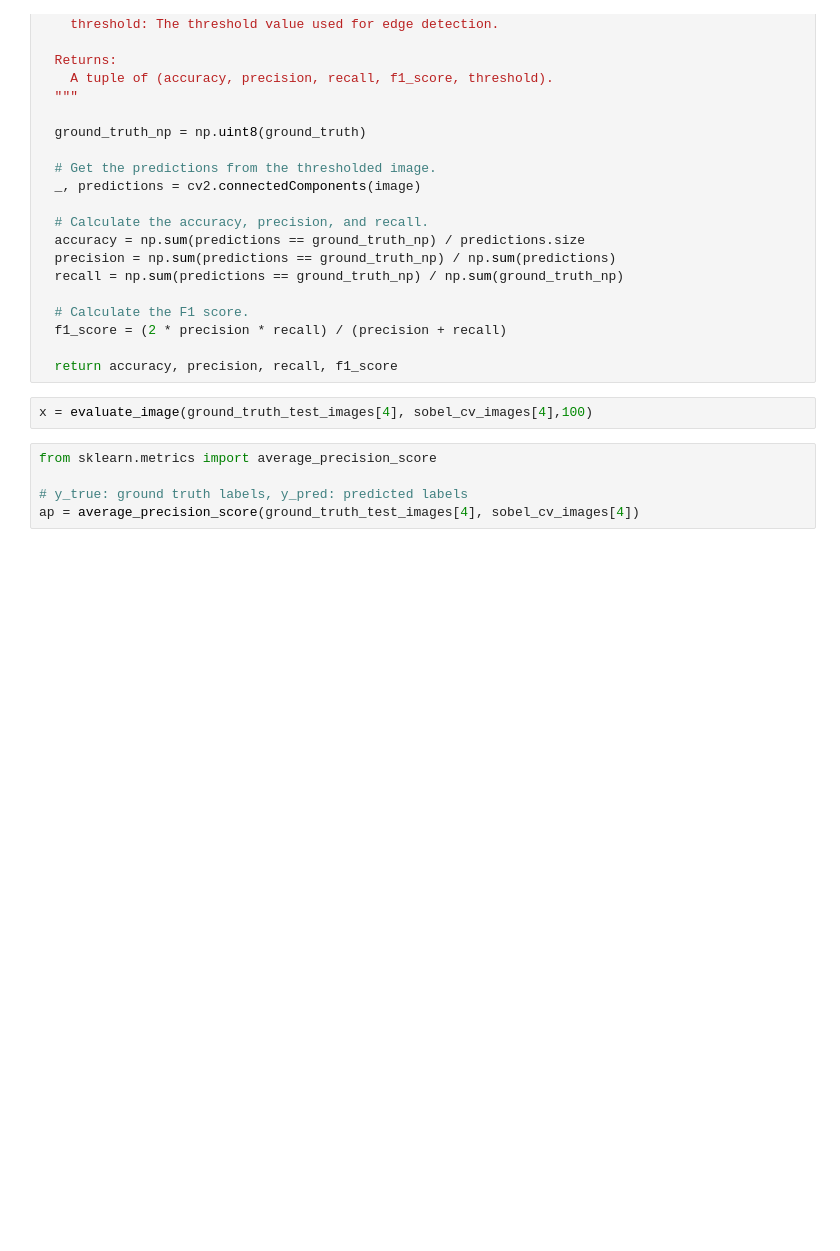
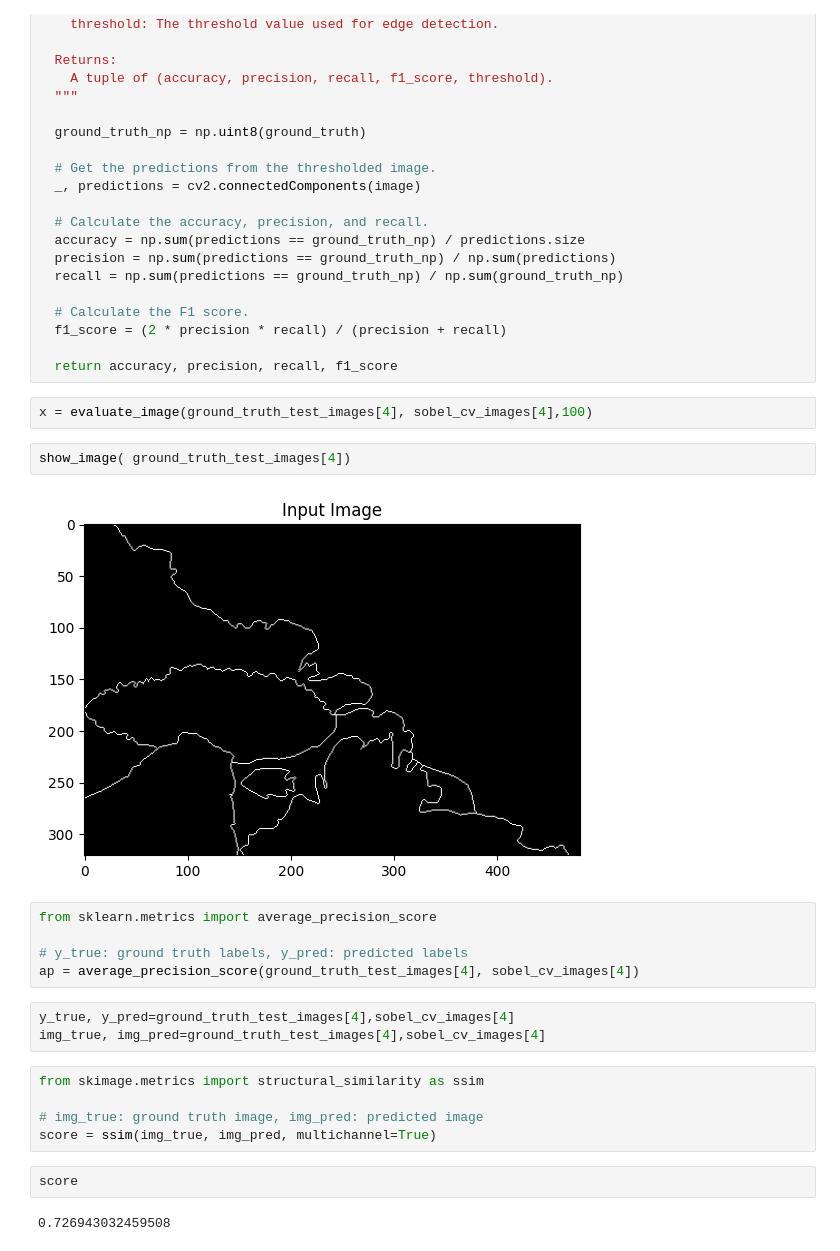
Before and after one commit to ZeyadMashhour/Edge-Detection, a Jupyter notebook: testing.ipynb, the cells around one changed output. Drawn from its saved outputs; the diff is of its cells as text; blank space fills up the shorter version.

```diff
--- a/testing.ipynb
+++ b/testing.ipynb
@@ -88,8 +88,24 @@ def evaluate_image(image, ground_truth, threshold):
   return accuracy, precision, recall, f1_score
 # %%
 x = evaluate_image(ground_truth_test_images[4], sobel_cv_images[4],100)
+# %%
+show_image( ground_truth_test_images[4])
+# %% [output]
+[figure, added]
 # %%
 from sklearn.metrics import average_precision_score
 
 # y_true: ground truth labels, y_pred: predicted labels
 ap = average_precision_score(ground_truth_test_images[4], sobel_cv_images[4])
+# %%
+y_true, y_pred=ground_truth_test_images[4],sobel_cv_images[4]
+img_true, img_pred=ground_truth_test_images[4],sobel_cv_images[4]
+# %%
+from skimage.metrics import structural_similarity as ssim
+
+# img_true: ground truth image, img_pred: predicted image
+score = ssim(img_true, img_pred, multichannel=True)
+# %%
+score
+# %% [output]
+0.726943032459508
```
Also changed, not shown: 5 other files.
